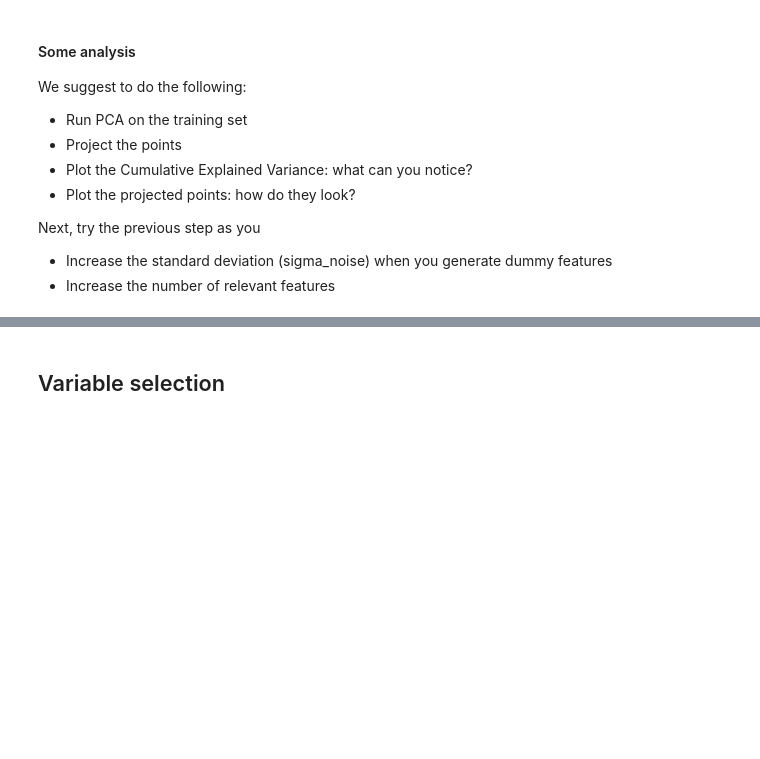
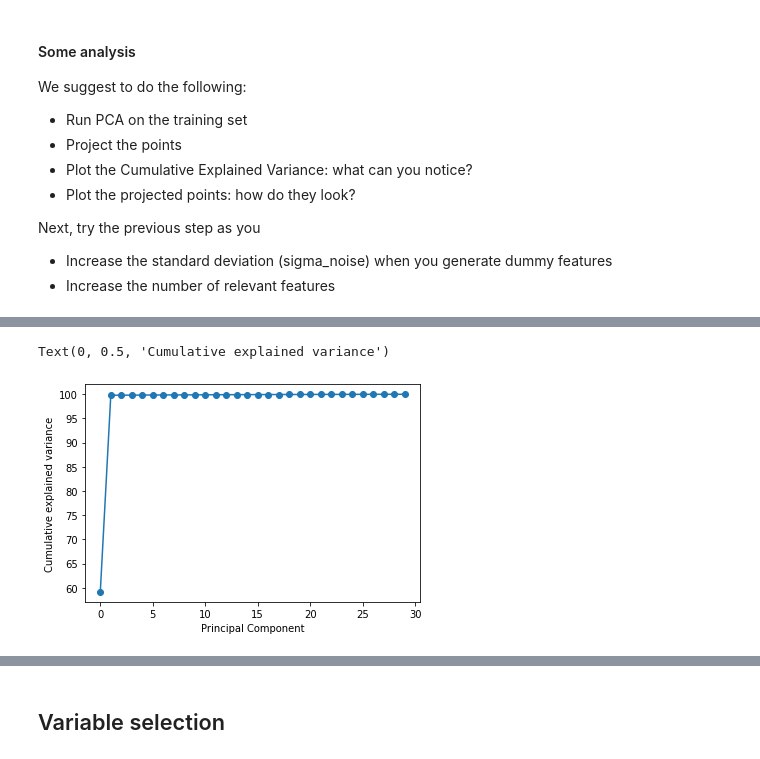
Before and after one commit to mosemb/MachineLearningAssignments, a Jupyter notebook: LAB7_PCA_VariableSelection.ipynb, the cells around one changed output, grey strips where cells are left out. Drawn from its saved outputs; the diff is of its cells as text; code cells hidden in the pictures; blank space fills up the shorter version.

```diff
--- a/LAB7_PCA_VariableSelection.ipynb
+++ b/LAB7_PCA_VariableSelection.ipynb
@@ -142,2 +183,15 @@ plt.ylabel('Cumulative explained variance')
+# %%
+PC1, expl_var1 = PCA(Xtr, 10)
+X_proj = PCA_Project(Xtr,PCA(Xtr, 10)[0])
+pcidx1 = np.arange(len(expl_var1))
+
+plt.plot(pcidx1, expl_var1, '-o')
+plt.xlabel('Principal Component')
+plt.ylabel('Cumulative explained variance')
+
+#The cummulative explained variance increases as the the number of components increase
+# %% [output]
+Text(0, 0.5, 'Cumulative explained variance')
+[figure, added]
 # %%
 plt.scatter(X_proj[:,0], X_proj[:,1], s=30, alpha=0.80)
```
Also changed, not shown: parts of 10 cells of this notebook.
